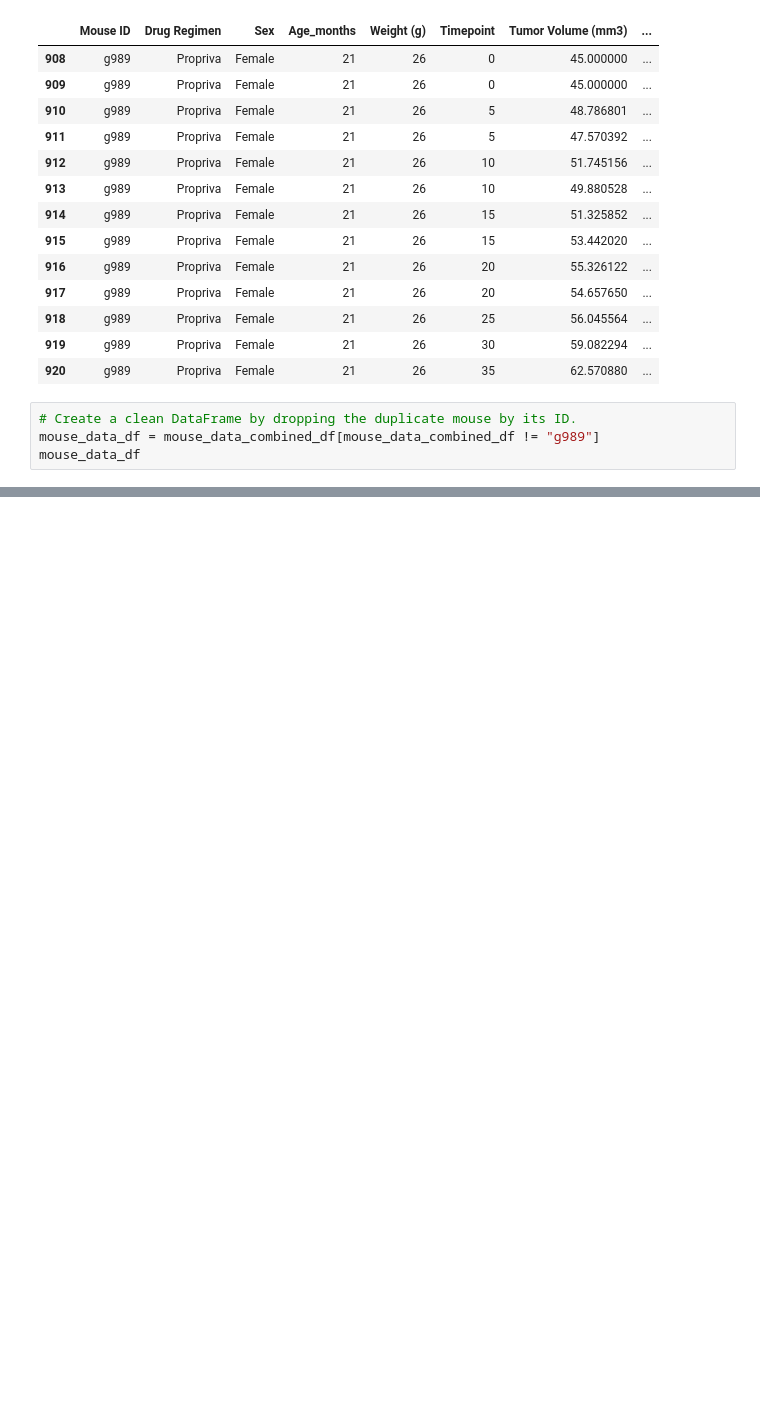
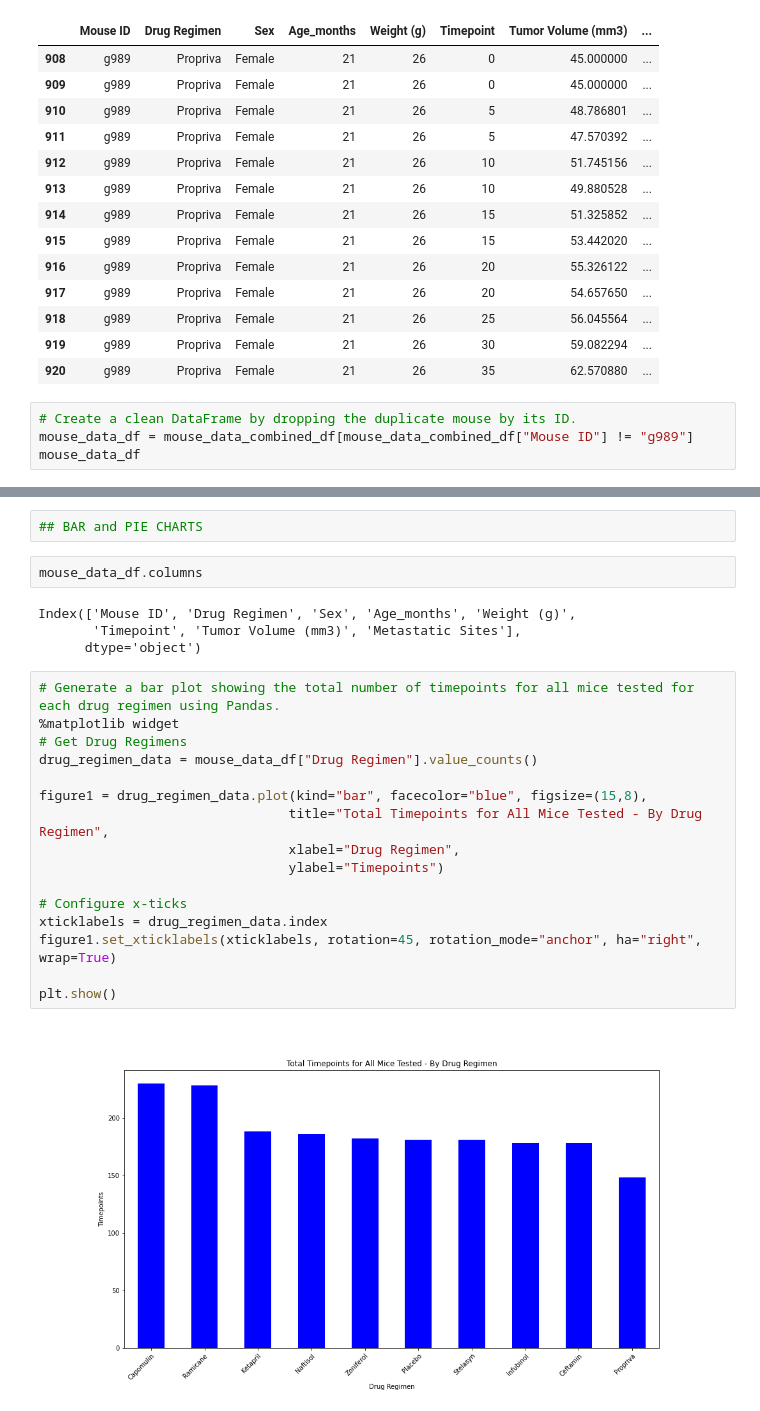
Before and after one commit to rchascall/matplotlib-challenge, a Jupyter notebook: Pymaceuticals/pymaceuticals.ipynb, the cells around one changed output, grey strips where cells are left out. Drawn from its saved outputs; the diff is of its cells as text; blank space fills up the shorter version.

Commit message:
Commit after Bar and Pie Charts

```diff
--- a/Pymaceuticals/pymaceuticals.ipynb
+++ b/Pymaceuticals/pymaceuticals.ipynb
@@ -72,7 +79,7 @@ duplicate_df
 | 920 | g989 | Propriva | Female | 21 | 26 | 35 | 62.570880 | ... |
 # %%
 # Create a clean DataFrame by dropping the duplicate mouse by its ID.
-mouse_data_df = mouse_data_combined_df[mouse_data_combined_df != "g989"]
+mouse_data_df = mouse_data_combined_df[mouse_data_combined_df["Mouse ID"] != "g989"]
 mouse_data_df
 # %% [output]
 |  | Mouse ID | Drug Regimen | Sex | Age_months | Weight (g) | Timepoint | Tumor Volume (mm3) | ... |
@@ -103,0 +175,26 @@ dtype: int64
+# %%
+## BAR and PIE CHARTS
+# %%
+mouse_data_df.columns
+# %% [output]
+Index(['Mouse ID', 'Drug Regimen', 'Sex', 'Age_months', 'Weight (g)',
+       'Timepoint', 'Tumor Volume (mm3)', 'Metastatic Sites'],
+      dtype='object')
+# %%
+# Generate a bar plot showing the total number of timepoints for all mice tested for each drug regimen using Pandas.
+%matplotlib widget
+# Get Drug Regimens
+drug_regimen_data = mouse_data_df["Drug Regimen"].value_counts()
+
+figure1 = drug_regimen_data.plot(kind="bar", facecolor="blue", figsize=(15,8),
+                                title="Total Timepoints for All Mice Tested - By Drug Regimen",
+                                xlabel="Drug Regimen",
+                                ylabel="Timepoints")
+
+# Configure x-ticks
+xticklabels = drug_regimen_data.index
+figure1.set_xticklabels(xticklabels, rotation=45, rotation_mode="anchor", ha="right", wrap=True)
+
+plt.show()
+# %% [output]
+[figure, added]
```
Also changed, not shown: parts of 17 cells of this notebook.
